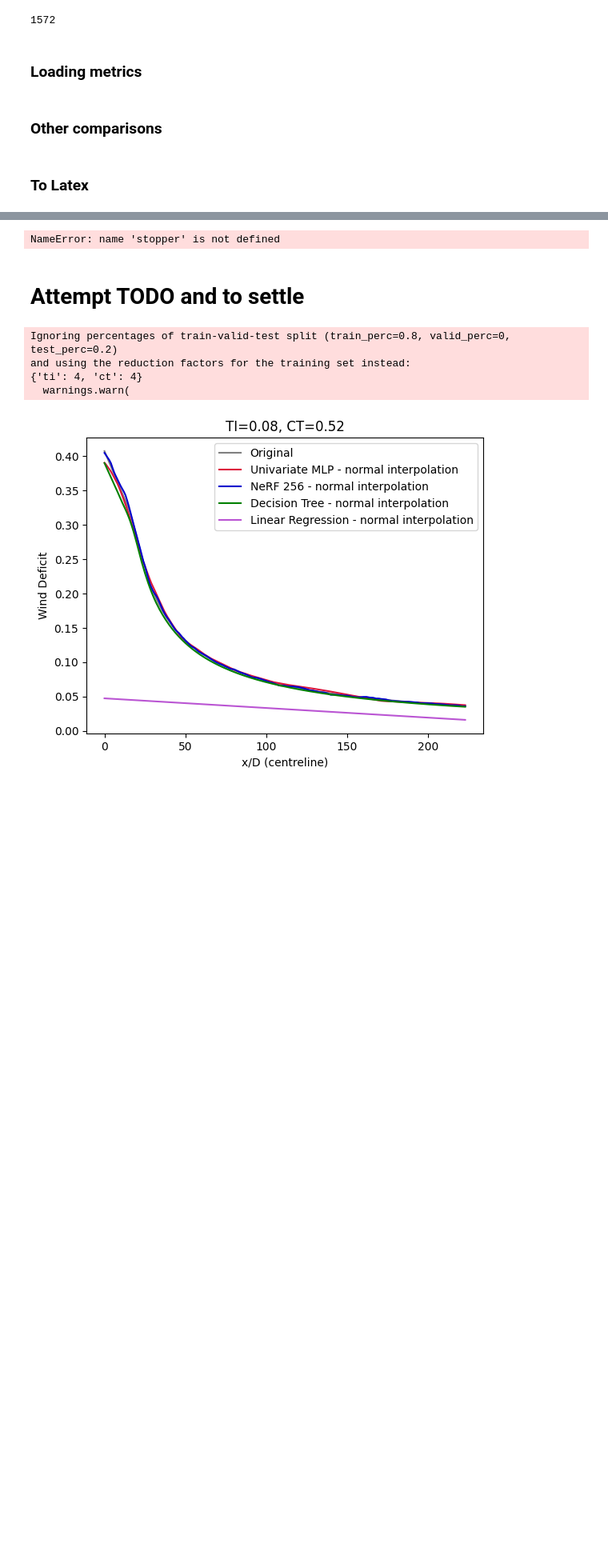
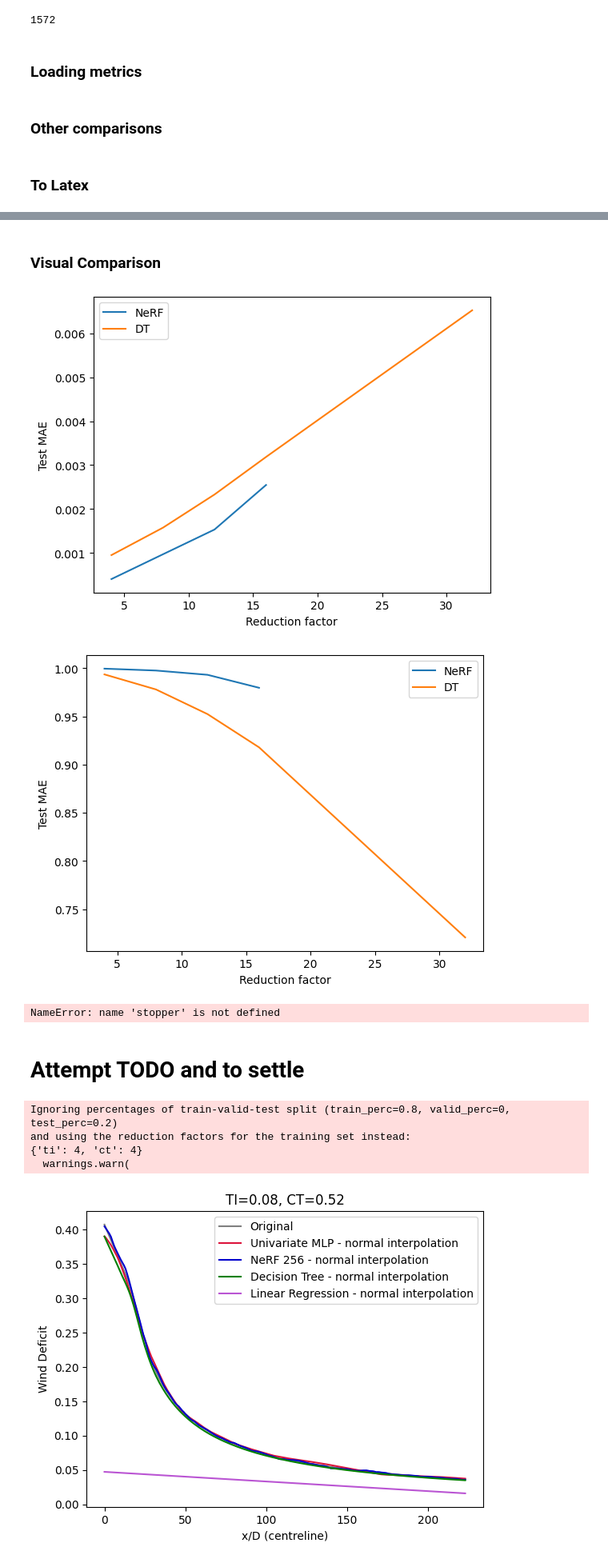
Before and after one commit to NiccoloMorabito/Ainslie-surrogate, a Jupyter notebook: result_analysis.ipynb, the cells around one changed output, grey strips where cells are left out. Shown at 80% size. Drawn from its saved outputs; the diff is of its cells as text; code cells hidden in the pictures; blank space fills up the shorter version.

```diff
--- a/result_analysis.ipynb
+++ b/result_analysis.ipynb
@@ -643,3 +724,27 @@ metrics
+# %% [markdown]
+### Visual Comparison
+# %%
+# VISUAL COMPARISON
+metric_name = "MAE"
+ax = plt.gca()
+ax.plot(metrics_NeRF_rf["reduction factor ti"], metrics_NeRF_rf[metric_name], label="NeRF")
+ax.plot(metrics_DT_rf["reduction factor ti"], metrics_DT_rf[metric_name], label="DT")
+plt.xlabel("Reduction factor")
+plt.ylabel('Test MAE')
+plt.legend()
+plt.show()
+
+metric_name = "r2"
+ax = plt.gca()
+ax.plot(metrics_NeRF_rf["reduction factor ti"], metrics_NeRF_rf[metric_name], label="NeRF")
+ax.plot(metrics_DT_rf["reduction factor ti"], metrics_DT_rf[metric_name], label="DT")
+plt.xlabel("Reduction factor")
+plt.ylabel('Test MAE')
+plt.legend()
+plt.show()
+# %% [output]
+[figure, added]
+[figure, added]
 # %%
 stopper
 # %% [output]
```
Also changed, not shown: parts of 29 cells of this notebook.
